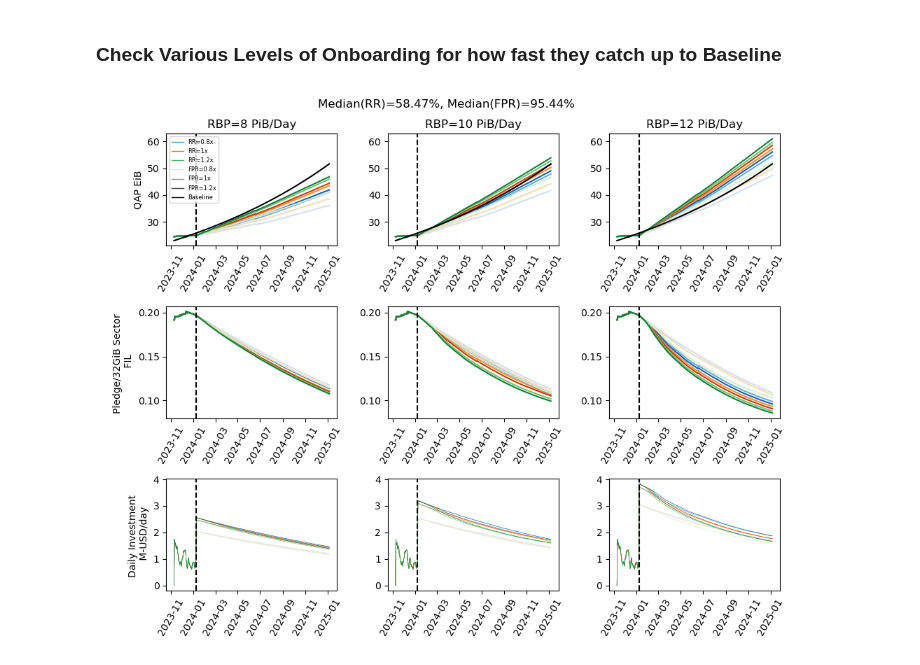
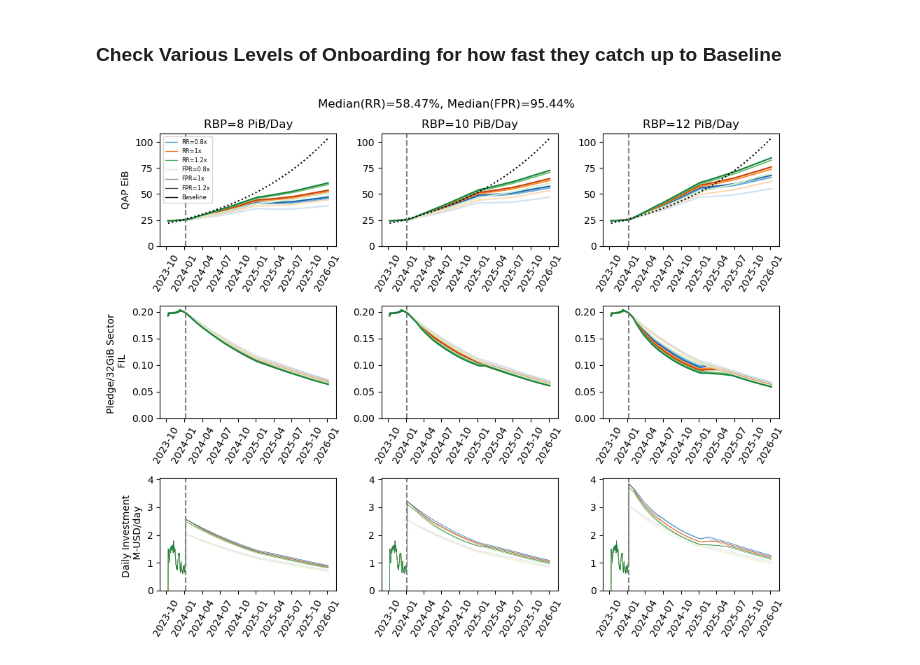
Before and after one commit to CELtd/cel, a Jupyter notebook: notebooks/baseline_crossing/01_2024_filecoin_forecasts.ipynb, the cells around one changed output. Saved outputs shown, nothing was run; the diff lists cells and outputs as text; code cells hidden in the pictures.

```diff
--- a/notebooks/baseline_crossing/01_2024_filecoin_forecasts.ipynb
+++ b/notebooks/baseline_crossing/01_2024_filecoin_forecasts.ipynb
@@ -45,12 +46,13 @@ CUDA backend failed to initialize: Unable to load CUDA. Is it installed? (Set TF
 # %%
-token = os.path.join(os.environ['HOME'],'code/auth/spacescope_auth.json')
+token = os.path.join(os.environ['HOME'],'code/cel/auth/spacescope_auth.json')
 print(os.path.exists(token))
 
 mcmc_train_len_days = 120
 current_date = date(2024, 1, 8)
 
 #current_date = date.today() - timedelta(days=3)
-start_date = current_date - timedelta(days=60) # get some historical data
+start_date = current_date - timedelta(days=3) # get some historical data
+current_day = (current_date-start_date).days
 forecast_length = 365*2
 end_date = current_date + timedelta(days=forecast_length)
 print(start_date, current_date, end_date)
@@ -660,11 +888,11 @@ for rbp in rbp_values:
             fpr_vec,
             lock_target,
 
-            start_date,
+            current_date-timedelta(days=90),
             current_date,
             forecast_length,
             sector_duration,
-            offline_data
+            additional_historical_data
         )
         qap_catchup_results.append(simulation_results)
     rbp2results[rbp] = qap_catchup_results
@@ -678,6 +906,7 @@ reinvestment_amt = 0.8
 sectors32gib_per_pib = 1048576/32
 current_day = (current_date - start_date).days
 
+new_tvec = pd.date_range(current_date-timedelta(days=90), periods=forecast_length+90, freq='D')
 config2totalinvestment = {}
 config2exceedbaseline = {}
 for xx, rbp_value in enumerate(rbp_values):
@@ -687,20 +916,20 @@ for xx, rbp_value in enumerate(rbp_values):
     for ii, factor in enumerate(factors):
         rr_factor, fpr_factor = factor[0], factor[1]
         cc = colors[rr_factors.index(rr_factor)](cvec_idx[fpr_factors.index(fpr_factor)])
-        qa_y = qap_catchup_results[ii]['qa_total_power_eib'][:-365]
-        baseline_y = qap_catchup_results[ii]['network_baseline_EIB'][:-365]
-        axx.plot(macro_t[:-365], qa_y, color=cc)
+        qa_y = qap_catchup_results[ii]['qa_total_power_eib']
+        baseline_y = qap_catchup_results[ii]['network_baseline_EIB']
+        axx.plot(new_tvec, qa_y, color=cc)
 
         last_qa_value = qa_y[-1]
         last_baseline_value = baseline_y[-1]
         config2exceedbaseline[(rbp_value, rr_factor, fpr_factor)] = (float(last_qa_value) >= float(last_baseline_value))
-    axx.plot(macro_t[:-365], qap_catchup_results[0]['network_baseline_EIB'][:-365], color='k')
-    axx.axvline(current_date, linestyle='--', color='k')
+    axx.plot(new_tvec, qap_catchup_results[0]['network_baseline_EIB'], color='k', linestyle=':')
+    axx.axvline(current_date, linestyle='--', color='grey')
     if xx == 0:
         axx.set_ylabel('QAP EiB')
-    # axx.legend(fontsize=8)
     for tick in axx.get_xticklabels(): tick.set_rotation(60)
     axx.set_title('RBP=%d PiB/Day' % (rbp_value,))
+    axx.set_ylim(bottom=0)
 
     if xx == 0:
         # make custom legend
@@ -719,43 +948,44 @@ for xx, rbp_value in enumerate(rbp_values):
     for ii, factor in enumerate(factors):
         rr_factor, fpr_factor = factor[0], factor[1]
         cc = colors[rr_factors.index(rr_factor)](cvec_idx[fpr_factors.index(fpr_factor)])
-        axx.plot(macro_t[:-365], qap_catchup_results[ii]['day_pledge_per_QAP'][:-365], color=cc)
-    axx.axvline(current_date, linestyle='--', color='k')
+        axx.plot(new_tvec, qap_catchup_results[ii]['day_pledge_per_QAP'], color=cc)
+    axx.axvline(current_date, linestyle='--', color='grey')
     if xx == 0:
         axx.set_ylabel('Pledge/32GiB Sector \n FIL')
-    # axx.legend(fontsize=8)
     for tick in axx.get_xticklabels(): tick.set_rotation(60)
+    axx.set_ylim(bottom=0)
 
     axx = ax[2,xx]
     for ii, factor in enumerate(factors):
         rr_factor, fpr_factor = factor[0], factor[1]
         cc = colors[rr_factors.index(rr_factor)](cvec_idx[fpr_factors.index(fpr_factor)])
-        y_val_fil_new = qap_catchup_results[ii]['day_locked_pledge'][:-365] - qap_catchup_results[ii]['day_renewed_pledge'][:-365]
+        y_val_fil_new = qap_catchup_results[ii]['day_locked_pledge'] - qap_catchup_results[ii]['day_renewed_pledge']
         y_val_musd = (y_val_fil_new*FIL_price)/1e6
-        axx.plot(macro_t[:-365], y_val_musd, color=cc, linewidth=0.5)
+        axx.plot(new_tvec, y_val_musd, color=cc, linewidth=0.5)
 
         config2totalinvestment[(rbp_value, rr_factor, fpr_factor)] = np.sum(y_val_musd[current_day:])
-    axx.axvline(current_date, linestyle='--', color='k')
+    axx.axvline(current_date, linestyle='--', color='grey')
     if xx == 0:
         axx.set_ylabel('Daily Investment \n M-USD/day')
     for tick in axx.get_xticklabels(): tick.set_rotation(60)
+    axx.set_ylim(bottom=0)
 
 # # sync the axes
 ax[0,0].sharey(ax[0,2])
 ax[0,1].sharey(ax[0,2])
 
 ax[1,0].sharey(ax[1,2])
 ax[1,1].sharey(ax[1,2])
 
 ax[2,0].sharey(ax[2,2])
 ax[2,1].sharey(ax[2,2])
 
 plt.suptitle('Median(RR)=%0.02f%%, Median(FPR)=%0.02f%%' % (hist_median_rr*100, hist_median_fpr*100))
 plt.tight_layout()
 
 plt.savefig(os.path.join(save_dir, 'investment.png'))
 # %% [output]
-[figure, old version]
+[figure, new version]
 # %%
 def get_heatmap_data(rbp_val):
     y = np.zeros((len(rr_factors), len(fpr_factors)))
```
Also changed, not shown: parts of 22 cells of this notebook, 1 other file.
